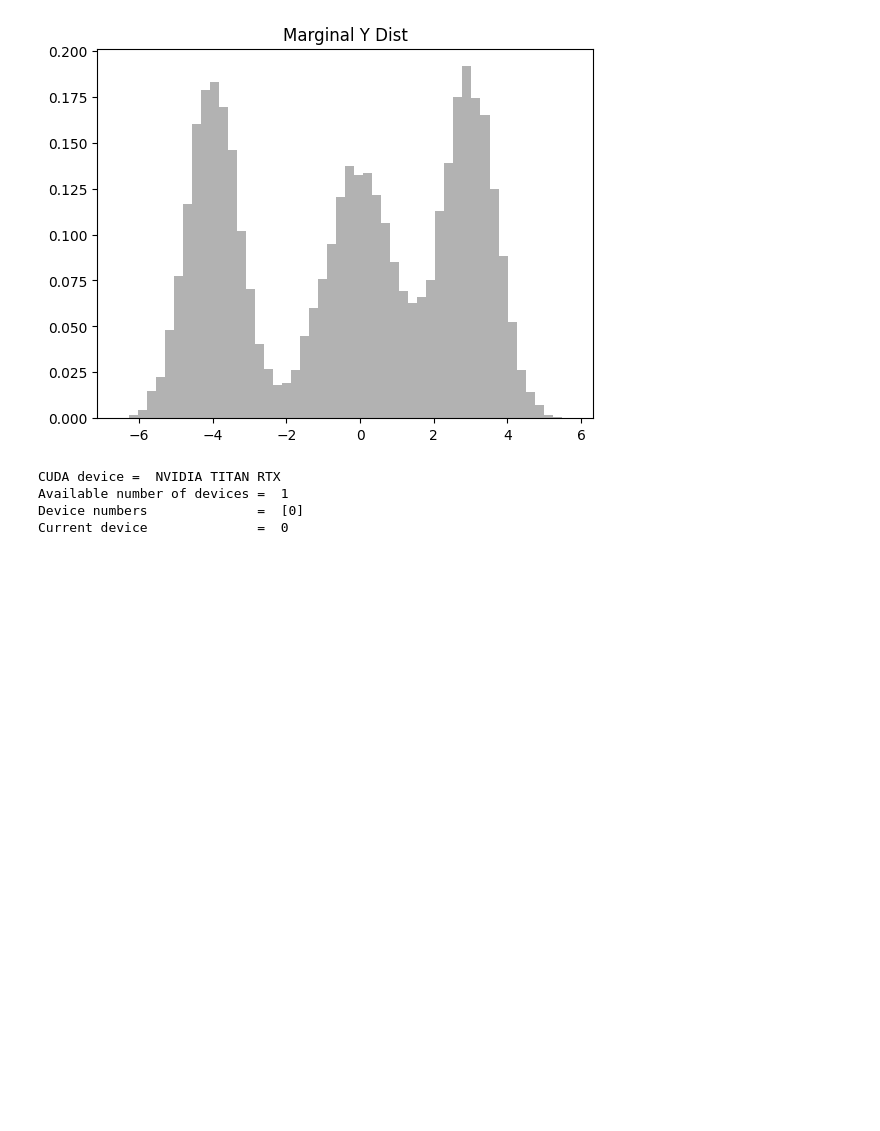
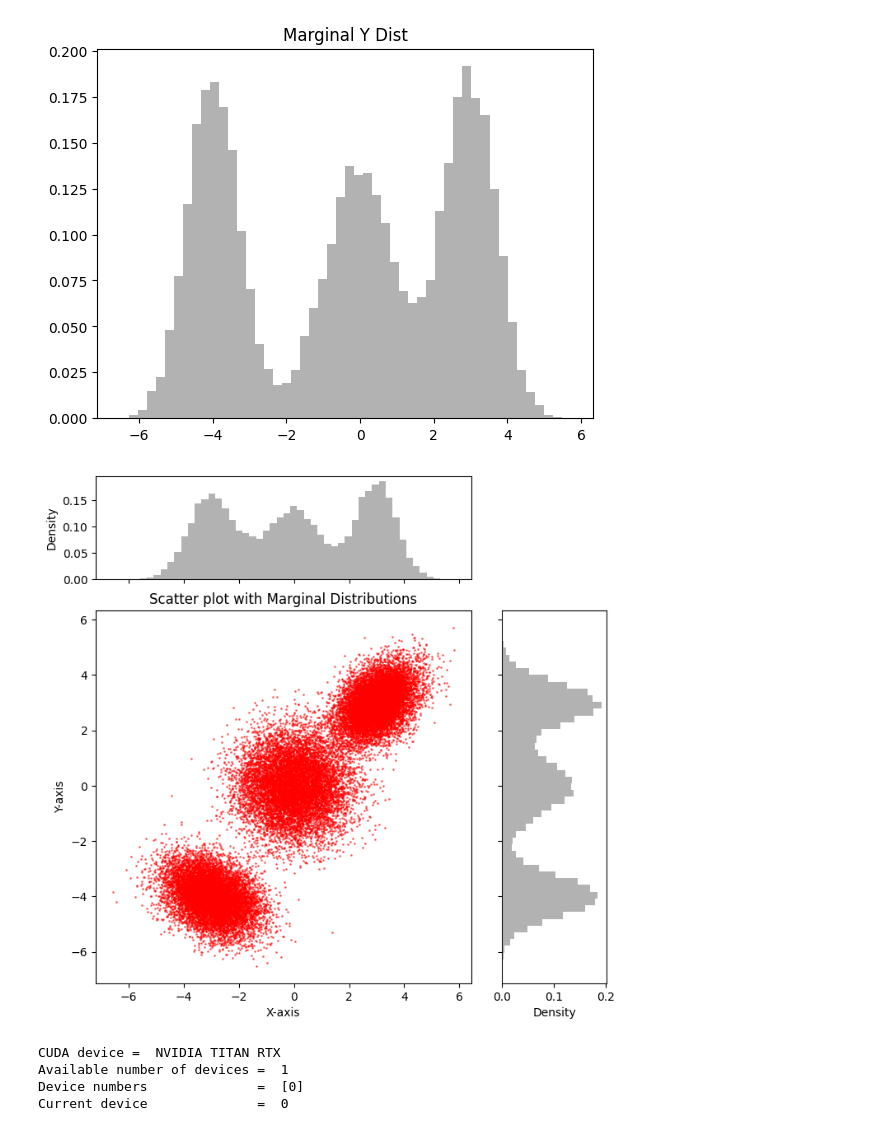
Before and after one commit to batuceng/max_quantile, a Jupyter notebook: 2d_prototypes_v1.ipynb, the cells around one changed output. Drawn from its saved outputs; the diff is of its cells as text; code cells hidden in the pictures; blank space fills up the shorter version.

```diff
--- a/2d_prototypes_v1.ipynb
+++ b/2d_prototypes_v1.ipynb
@@ -102,6 +111,36 @@ digital_labels = ((X_digital_labels-1) + (Y_digital_labels-1) * Y_bin_count)
 # %% [output]
 [figure]
 [figure]
+# %%
+# Create a figure with a main plot area and two marginal histograms
+from matplotlib import gridspec
+
+# Set up the figure with specified size and gridspec
+fig = plt.figure(figsize=(8, 8))
+gs = gridspec.GridSpec(4, 4, hspace=0.3, wspace=0.3)
+
+# Main scatter plot
+ax_main = fig.add_subplot(gs[1:4, 0:3])
+ax_main.scatter(data_samples[:, 0], data_samples[:, 1], c='r', s=1, alpha=0.5)
+ax_main.set_xlabel('X-axis')
+ax_main.set_ylabel('Y-axis')
+ax_main.set_title('Scatter plot with Marginal Distributions')
+
+# Marginal histogram for X
+ax_histx = fig.add_subplot(gs[0, 0:3], sharex=ax_main)
+ax_histx.hist(data_samples[:, 0], bins=X_bin_count, density=True, alpha=0.6, color='gray')
+ax_histx.set_ylabel('Density')
+ax_histx.tick_params(axis='x', labelbottom=False)  # Hide x labels for top histogram
+
+# Marginal histogram for Y
+ax_histy = fig.add_subplot(gs[1:4, 3], sharey=ax_main)
+ax_histy.hist(data_samples[:, 1], bins=Y_bin_count, density=True, alpha=0.6, color='gray', orientation='horizontal')
+ax_histy.set_xlabel('Density')
+ax_histy.tick_params(axis='y', labelleft=False)  # Hide y labels for right histogram
+
+plt.show()
+# %% [output]
+[figure, added]
 # %%
 def get_cuda_summary(memory=False):
     import torch
```
Also changed, not shown: parts of 9 cells of this notebook.
